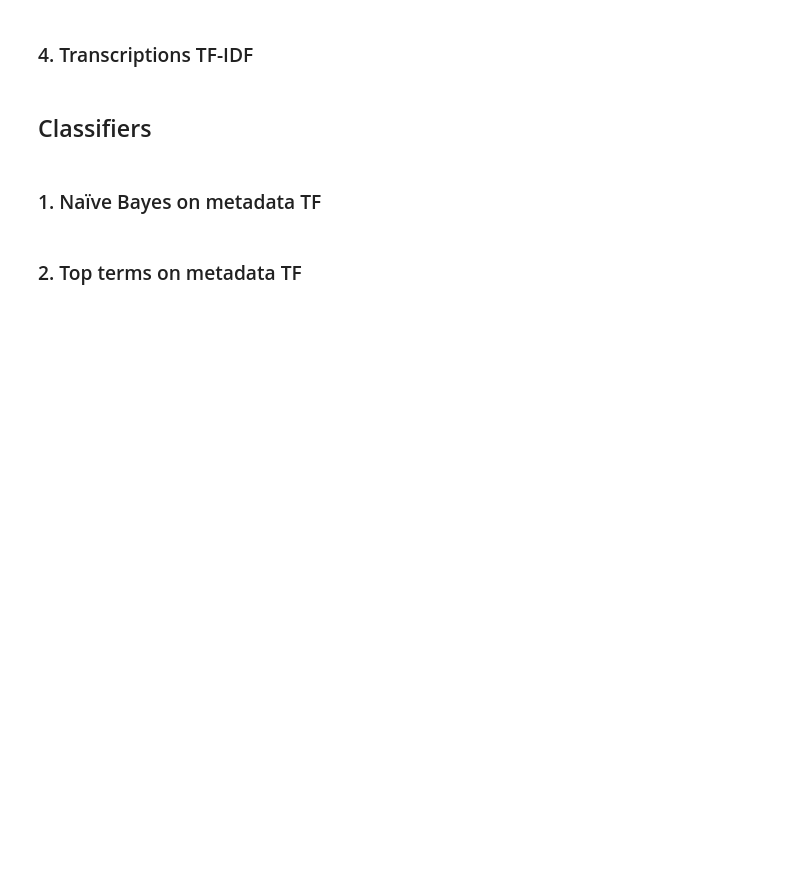
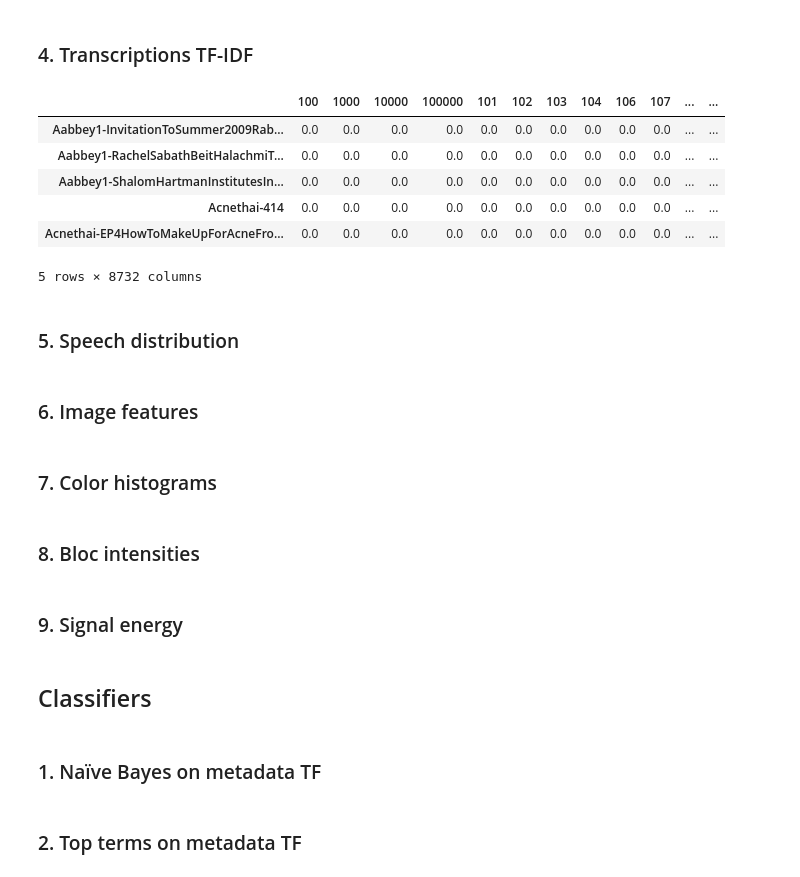
Before and after one commit to cmisid/Karadoc, a Jupyter notebook: notebooks/metaclassification.ipynb, the cells around one changed output. Saved outputs shown, nothing was run; the diff lists cells and outputs as text; code cells hidden in the pictures; blank space fills up the shorter version.

```diff
--- a/notebooks/metaclassification.ipynb
+++ b/notebooks/metaclassification.ipynb
@@ -34,9 +64,29 @@ tf_trans = pd.read_csv('../features/trans/tf_trans.csv', index_col=0)
 # %%
 tfidf_trans = pd.DataFrame(
     data=TfidfTransformer().fit_transform(tf_trans).todense(),
     index=tf_trans.index,
     columns=tf_trans.columns
 )
+
+tfidf_trans.head()
+# %% [output]
+|  | 100 | 1000 | 10000 | 100000 | 101 | 102 | 103 | 104 | 106 | 107 | ... | ... |
+| Aabbey1-InvitationToSummer2009Rab... | 0.0 | 0.0 | 0.0 | 0.0 | 0.0 | 0.0 | 0.0 | 0.0 | 0.0 | 0.0 | ... | ... |
+| Aabbey1-RachelSabathBeitHalachmiT... | 0.0 | 0.0 | 0.0 | 0.0 | 0.0 | 0.0 | 0.0 | 0.0 | 0.0 | 0.0 | ... | ... |
+| Aabbey1-ShalomHartmanInstitutesIn... | 0.0 | 0.0 | 0.0 | 0.0 | 0.0 | 0.0 | 0.0 | 0.0 | 0.0 | 0.0 | ... | ... |
+| Acnethai-414 | 0.0 | 0.0 | 0.0 | 0.0 | 0.0 | 0.0 | 0.0 | 0.0 | 0.0 | 0.0 | ... | ... |
+| Acnethai-EP4HowToMakeUpForAcneFro... | 0.0 | 0.0 | 0.0 | 0.0 | 0.0 | 0.0 | 0.0 | 0.0 | 0.0 | 0.0 | ... | ... |
+5 rows × 8732 columns
+# %% [markdown]
+### 5. Speech distribution
+# %% [markdown]
+### 6. Image features
+# %% [markdown]
+### 7. Color histograms
+# %% [markdown]
+### 8. Bloc intensities
+# %% [markdown]
+### 9. Signal energy
 # %% [markdown]
 ## Classifiers
 # %%
```
Also changed, not shown: parts of 18 cells of this notebook, 11 other files.
